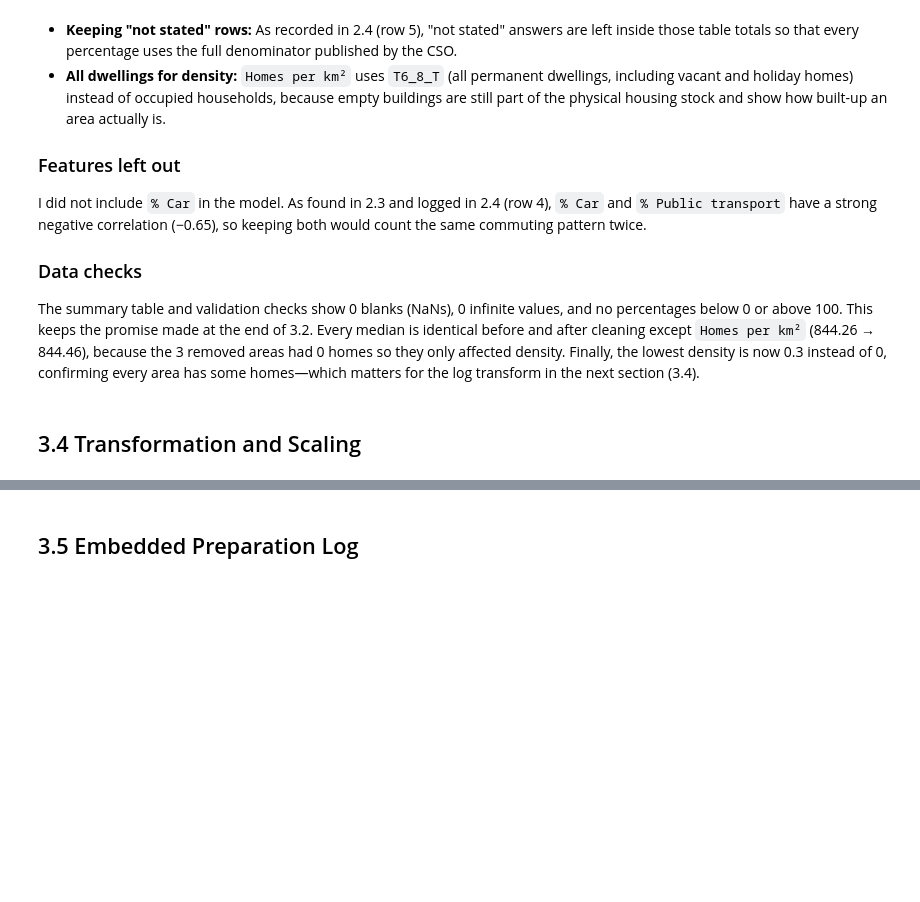
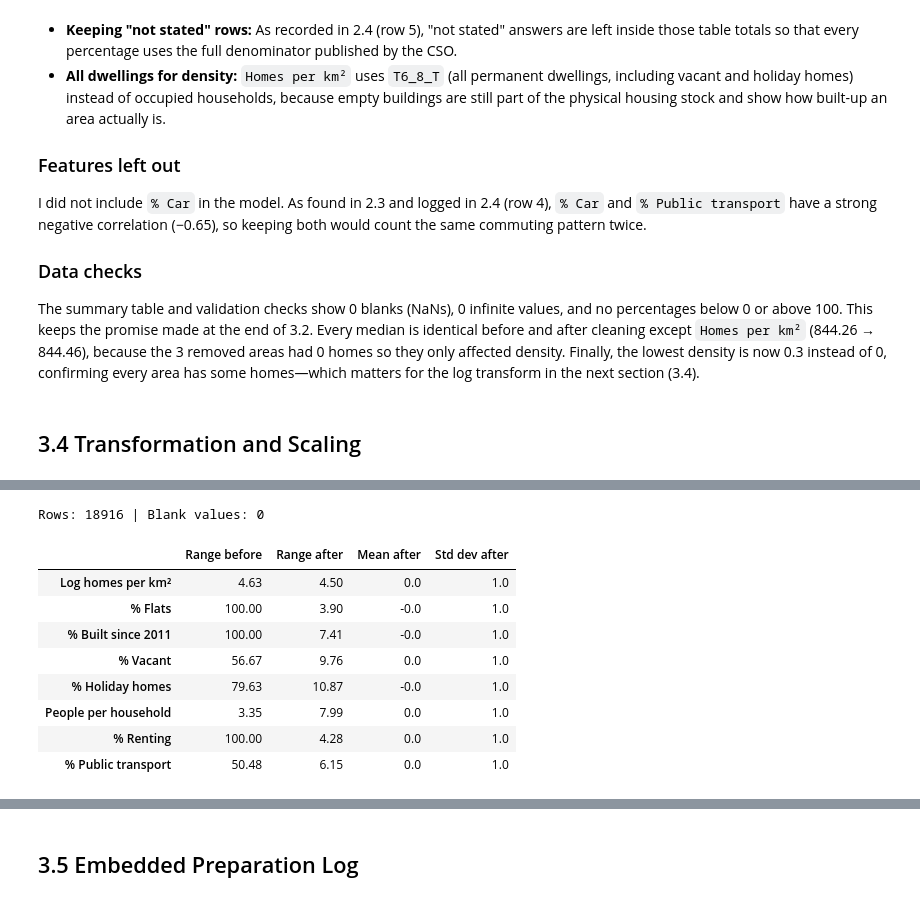
Before and after one commit to SwoopCodes/Data-Analytics_Irish-housing-density, a Jupyter notebook: notebooks/CA2_CRISP_DM_Notebook.ipynb, the cells around one changed output, grey strips where cells are left out. Cells and saved outputs as stored; diff of their text form; code cells hidden in the pictures; blank space fills up the shorter version.

```diff
--- a/notebooks/CA2_CRISP_DM_Notebook.ipynb
+++ b/notebooks/CA2_CRISP_DM_Notebook.ipynb
@@ -905,0 +939,14 @@ The summary table and validation checks show 0 blanks (NaNs), 0 infinite values,
+# %%
+model_features = ["Log homes per km²", "% Flats", "% Built since 2011", "% Vacant",
+                  "% Holiday homes", "People per household", "% Renting", "% Public transport"]
+
+scaler = StandardScaler()
+scaled_values = scaler.fit_transform(features_df[model_features])
+
+X_scaled = pd.DataFrame(scaled_values, columns=model_features, index=features_df.index)
+
+scaler_params = pd.DataFrame({
+    "Mean (before scaling)": scaler.mean_,
+    "Std dev (before scaling)": scaler.scale_,
+}, index=model_features).round(3)
+scaler_params
@@ -905,0 +963,21 @@ The summary table and validation checks show 0 blanks (NaNs), 0 infinite values,
+# %%
+check = pd.DataFrame({
+    "Range before": features_df[model_features].max() - features_df[model_features].min(),
+    "Range after": X_scaled.max() - X_scaled.min(),
+    "Mean after": X_scaled.mean(),
+    "Std dev after": X_scaled.std(ddof=0),
+}).round(2)
+
+print("Rows:", len(X_scaled), "| Blank values:", X_scaled.isna().sum().sum())
+check
+# %% [output]
+Rows: 18916 | Blank values: 0
+|  | Range before | Range after | Mean after | Std dev after |
+| Log homes per km² | 4.63 | 4.50 | 0.0 | 1.0 |
+| % Flats | 100.00 | 3.90 | -0.0 | 1.0 |
+| % Built since 2011 | 100.00 | 7.41 | -0.0 | 1.0 |
+| % Vacant | 56.67 | 9.76 | 0.0 | 1.0 |
+| % Holiday homes | 79.63 | 10.87 | -0.0 | 1.0 |
+| People per household | 3.35 | 7.99 | 0.0 | 1.0 |
+| % Renting | 100.00 | 4.28 | 0.0 | 1.0 |
+| % Public transport | 50.48 | 6.15 | 0.0 | 1.0 |
```
Also changed, not shown: parts of 6 cells of this notebook, 2 other files.
